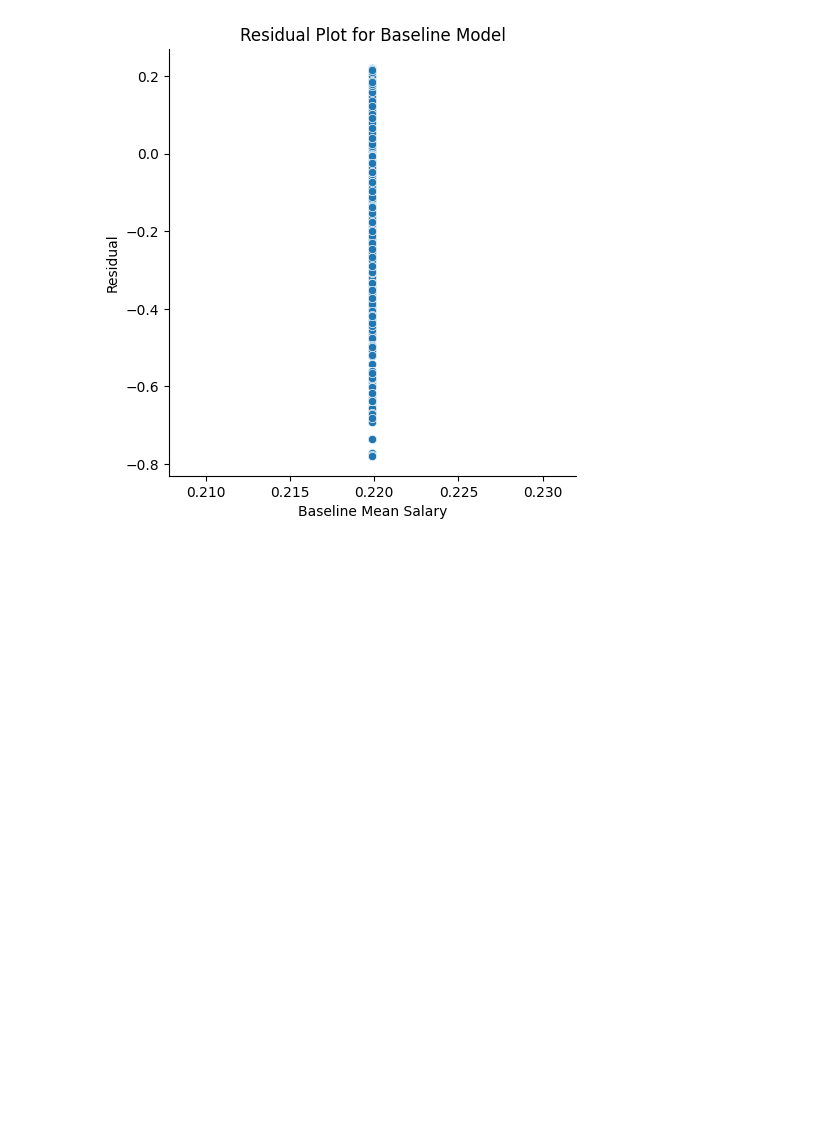
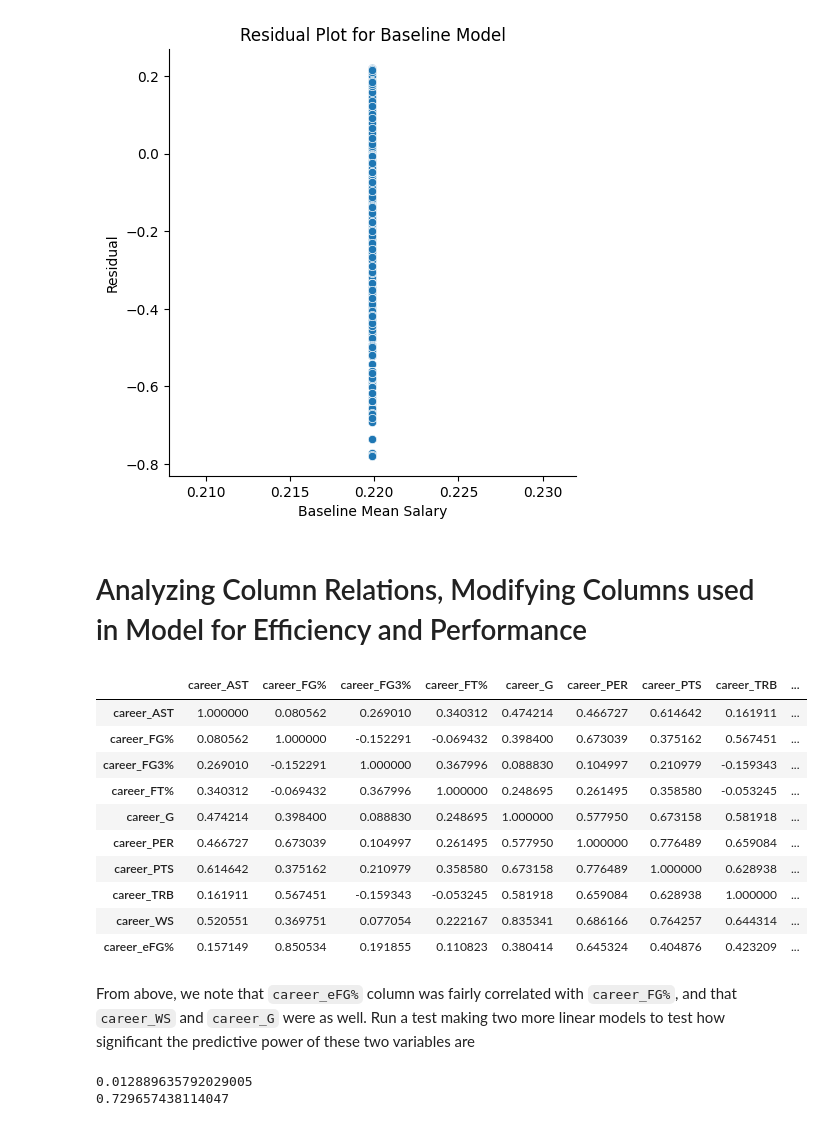
Before and after one commit to stephaanieyou/216project, a Jupyter notebook: performance.ipynb, the cells around one changed output. Drawn from its saved outputs; the diff is of its cells as text; code cells hidden in the pictures; blank space fills up the shorter version.

```diff
--- a/performance.ipynb
+++ b/performance.ipynb
@@ -19,8 +21,9 @@ players.head()
 5 rows × 25 columns
 # %%
 # dropping cols not important to analysis we are conducting
-players = players.drop(['birthDate', 'birthPlace', 'college', 'draft_team', 'draft_year', 'height', 'draft_pick', 'draft_round',
+players = players.drop(['birthDate', 'birthPlace', 'college', 'draft_team', 'draft_year', 'height', 'draft_round',
                                     'highSchool', 'weight', 'shoots'], axis=1)
+draft_pick = players.pop('draft_pick') #popping because want to implement at a later date
 players.rename(columns={'_id':'player_id'}, inplace=True)
 players.head()
 # %% [output]
@@ -234,3 +239,34 @@ plt.title('Residual Plot for Baseline Model')
 plt.savefig('resplotbaselinemodel')
 # %% [output]
 [figure]
+# %% [markdown]
+# Analyzing Column Relations, Modifying Columns used in Model for Efficiency and Performance
+# %%
+data.corr()
+# %% [output]
+|  | career_AST | career_FG% | career_FG3% | career_FT% | career_G | career_PER | career_PTS | career_TRB | ... |
+| career_AST | 1.000000 | 0.080562 | 0.269010 | 0.340312 | 0.474214 | 0.466727 | 0.614642 | 0.161911 | ... |
+| career_FG% | 0.080562 | 1.000000 | -0.152291 | -0.069432 | 0.398400 | 0.673039 | 0.375162 | 0.567451 | ... |
+| career_FG3% | 0.269010 | -0.152291 | 1.000000 | 0.367996 | 0.088830 | 0.104997 | 0.210979 | -0.159343 | ... |
+| career_FT% | 0.340312 | -0.069432 | 0.367996 | 1.000000 | 0.248695 | 0.261495 | 0.358580 | -0.053245 | ... |
+| career_G | 0.474214 | 0.398400 | 0.088830 | 0.248695 | 1.000000 | 0.577950 | 0.673158 | 0.581918 | ... |
+| career_PER | 0.466727 | 0.673039 | 0.104997 | 0.261495 | 0.577950 | 1.000000 | 0.776489 | 0.659084 | ... |
+| career_PTS | 0.614642 | 0.375162 | 0.210979 | 0.358580 | 0.673158 | 0.776489 | 1.000000 | 0.628938 | ... |
+| career_TRB | 0.161911 | 0.567451 | -0.159343 | -0.053245 | 0.581918 | 0.659084 | 0.628938 | 1.000000 | ... |
+| career_WS | 0.520551 | 0.369751 | 0.077054 | 0.222167 | 0.835341 | 0.686166 | 0.764257 | 0.644314 | ... |
+| career_eFG% | 0.157149 | 0.850534 | 0.191855 | 0.110823 | 0.380414 | 0.645324 | 0.404876 | 0.423209 | ... |
+# %% [markdown]
+From above, we note that `career_eFG%` column was fairly correlated with `career_FG%`, and that `career_WS` and `career_G` were as well. Run a test making two more linear models to test how significant the predictive power of these two variables are
+# %%
+linear_model_2 = LinearRegression()
+linear_model_2.fit(X=train_data.drop('career_eFG%', axis = 1),y=train_target)
+predicted_2 = linear_model_2.predict(test_data.drop('career_eFG%', axis = 1))
+
+model_mse_2 = mean_squared_error(test_target, predicted_2)
+model_r2_2 = r2_score(test_target, predicted_2)
+
+print(model_mse_2)
+print(model_r2_2)
+# %% [output]
+0.012889635792029005
+0.729657438114047
```
Also changed, not shown: parts of 17 cells of this notebook, 4 other files.
